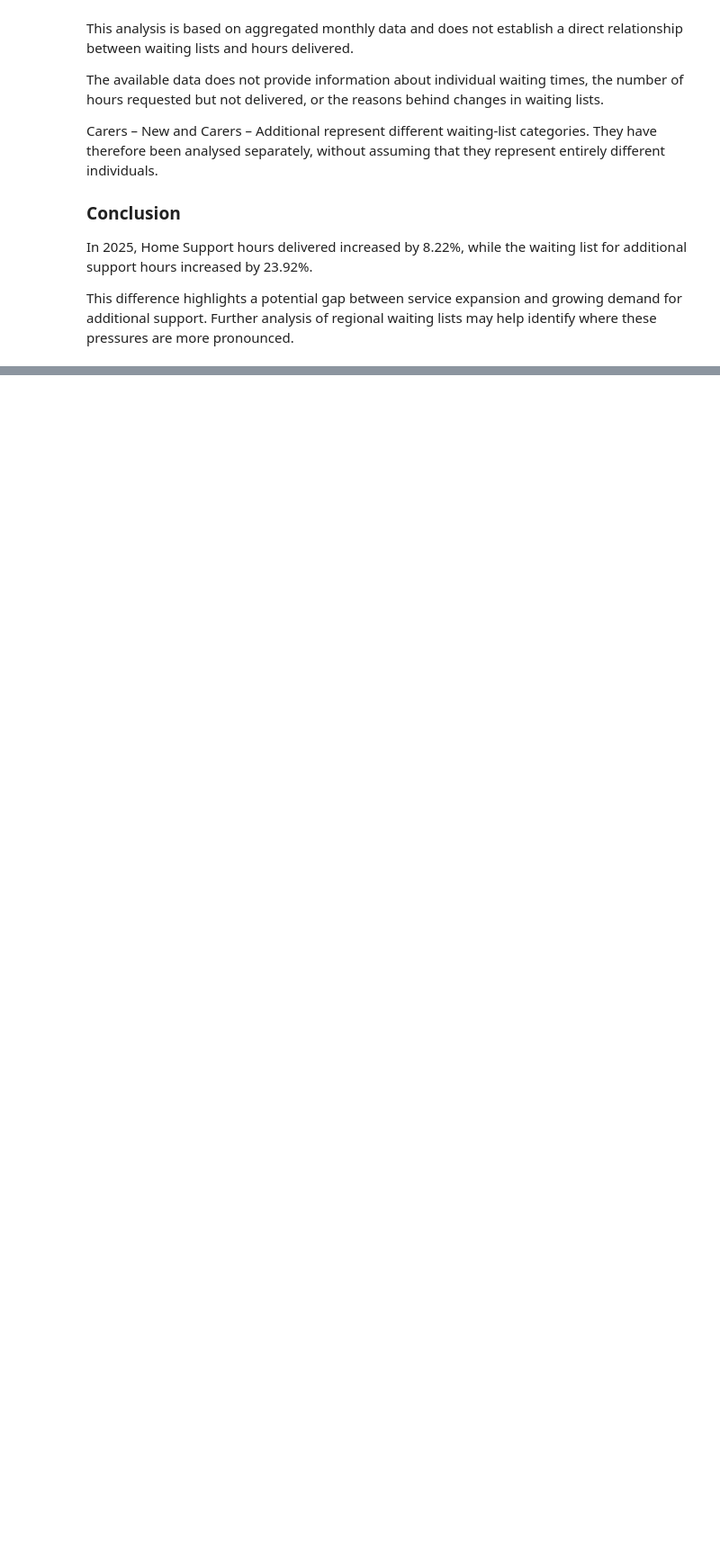
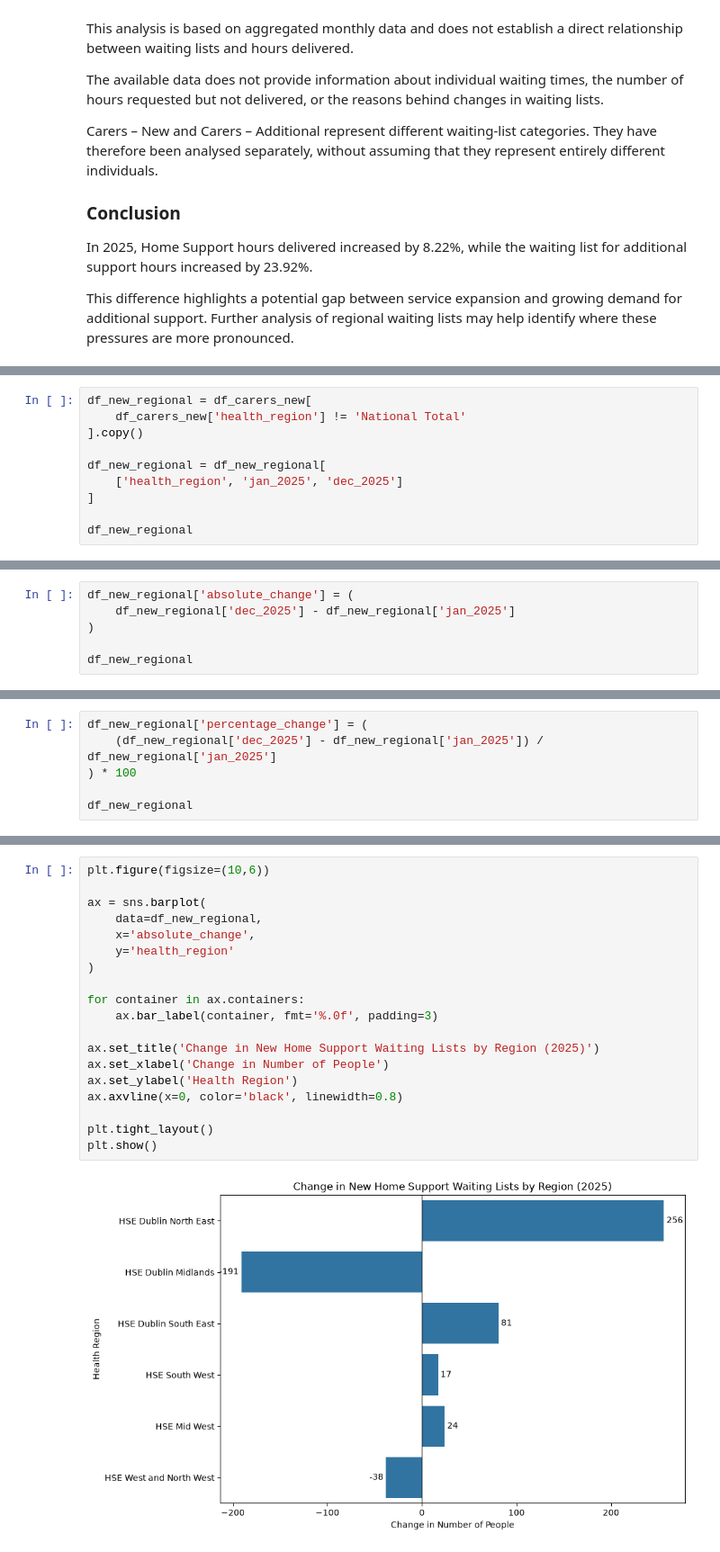
Before and after one commit to thaisCrtn/healthcare-operations-intelligence-ireland, a Jupyter notebook: notebooks/02_home_care_operations.ipynb, the cells around one changed output, grey strips where cells are left out. Shown at 90% size. Saved outputs shown, nothing was run; the diff lists cells and outputs as text; blank space fills up the shorter version.

Commit message:
Complete Home Care Operations analysis

```diff
--- a/notebooks/02_home_care_operations.ipynb
+++ b/notebooks/02_home_care_operations.ipynb
@@ -1148,0 +1153,10 @@ This difference highlights a potential gap between service expansion and growing
+# %%
+df_new_regional = df_carers_new[
+    df_carers_new['health_region'] != 'National Total'
+].copy()
+
+df_new_regional = df_new_regional[
+    ['health_region', 'jan_2025', 'dec_2025']
+]
+
+df_new_regional
@@ -1148,0 +1171,6 @@ This difference highlights a potential gap between service expansion and growing
+# %%
+df_new_regional['absolute_change'] = (
+    df_new_regional['dec_2025'] - df_new_regional['jan_2025']
+)
+
+df_new_regional
@@ -1148,0 +1185,6 @@ This difference highlights a potential gap between service expansion and growing
+# %%
+df_new_regional['percentage_change'] = (
+    (df_new_regional['dec_2025'] - df_new_regional['jan_2025']) / df_new_regional['jan_2025']
+) * 100
+
+df_new_regional
@@ -1148,0 +1199,21 @@ This difference highlights a potential gap between service expansion and growing
+# %%
+plt.figure(figsize=(10,6))
+
+ax = sns.barplot(
+    data=df_new_regional,
+    x='absolute_change',
+    y='health_region'
+)
+
+for container in ax.containers:
+    ax.bar_label(container, fmt='%.0f', padding=3)
+
+ax.set_title('Change in New Home Support Waiting Lists by Region (2025)')
+ax.set_xlabel('Change in Number of People')
+ax.set_ylabel('Health Region')
+ax.axvline(x=0, color='black', linewidth=0.8)
+
+plt.tight_layout()
+plt.show()
+# %% [output]
+[figure, added]
```
Also changed, not shown: parts of 23 cells of this notebook, 1 other file.
